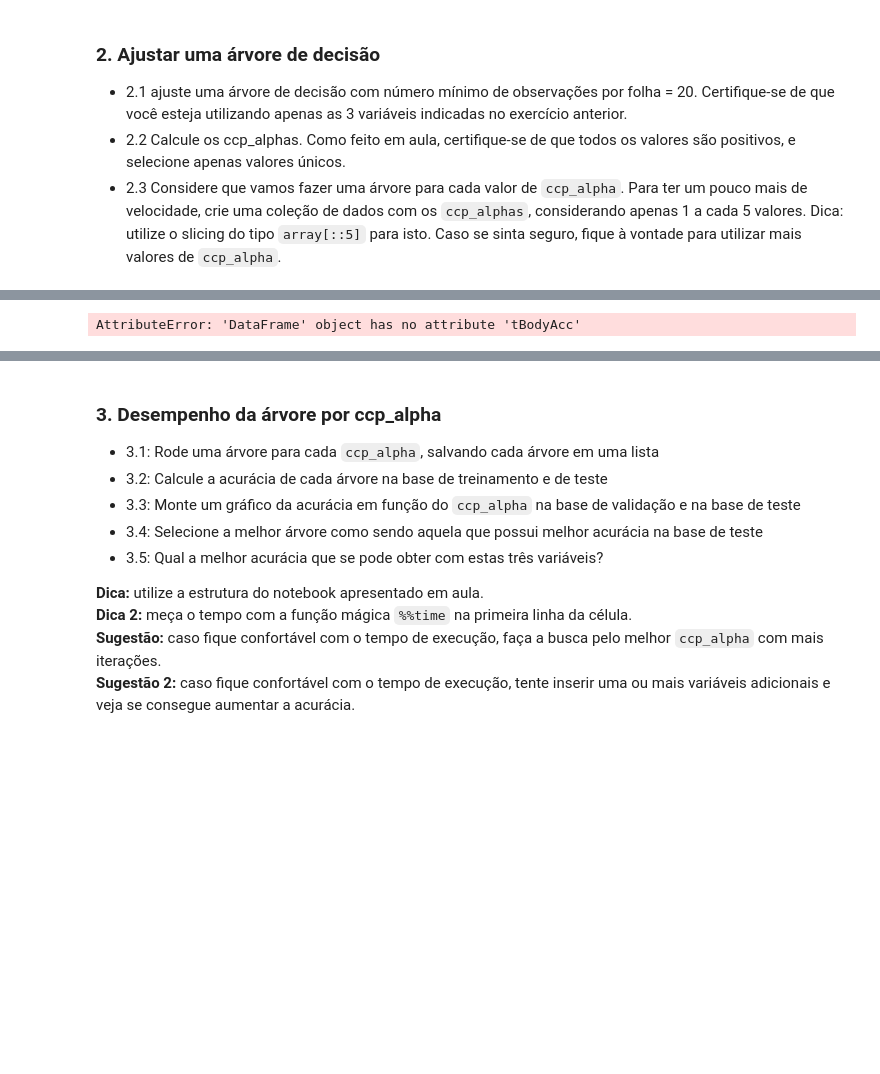
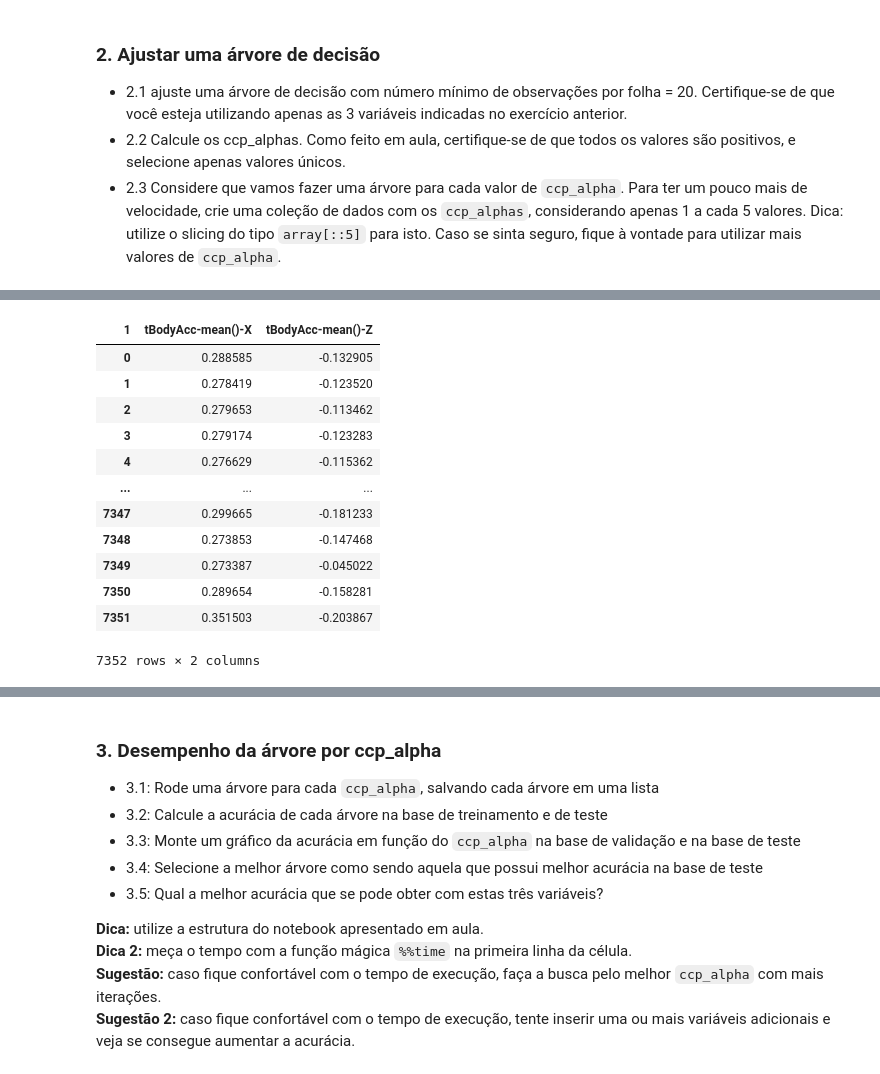
Before and after one commit to victortintel/ex1_modulo17_arvores2, a Jupyter notebook: ex1_victor_tintel_mod_17.ipynb, the cells around one changed output, grey strips where cells are left out. Drawn from its saved outputs; the diff is of its cells as text; code cells hidden in the pictures; blank space fills up the shorter version.

```diff
--- a/ex1_victor_tintel_mod_17.ipynb
+++ b/ex1_victor_tintel_mod_17.ipynb
@@ -302,5 +312,17 @@ dtype: int64
 # %%
-X = X_trainn.tBodyAcc-mean()-X
+X = pd.get_dummies(X_trainn.drop(columns = ["tBodyAcc-mean()-Y"]), drop_first=True)
 X
 # %% [output]
+| 1 | tBodyAcc-mean()-X | tBodyAcc-mean()-Z |
+| 0 | 0.288585 | -0.132905 |
+| 1 | 0.278419 | -0.123520 |
+| 2 | 0.279653 | -0.113462 |
+| 3 | 0.279174 | -0.123283 |
+| 4 | 0.276629 | -0.115362 |
+| ... | ... | ... |
+| 7347 | 0.299665 | -0.181233 |
+| 7348 | 0.273853 | -0.147468 |
+| 7349 | 0.273387 | -0.045022 |
+| 7350 | 0.289654 | -0.158281 |
+| 7351 | 0.351503 | -0.203867 |
-AttributeError: 'DataFrame' object has no attribute 'tBodyAcc'
+7352 rows × 2 columns
```
Also changed, not shown: parts of 7 cells of this notebook.
